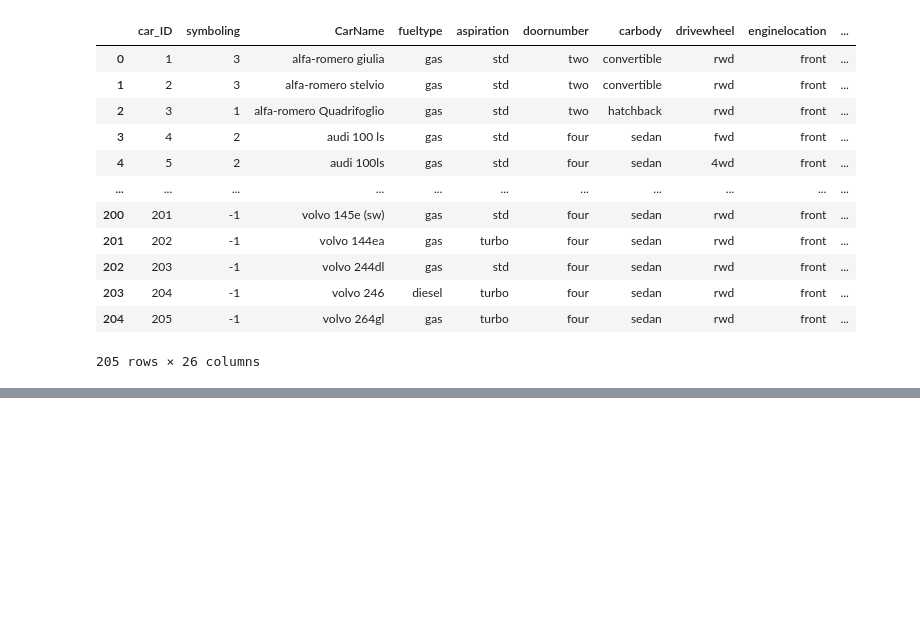
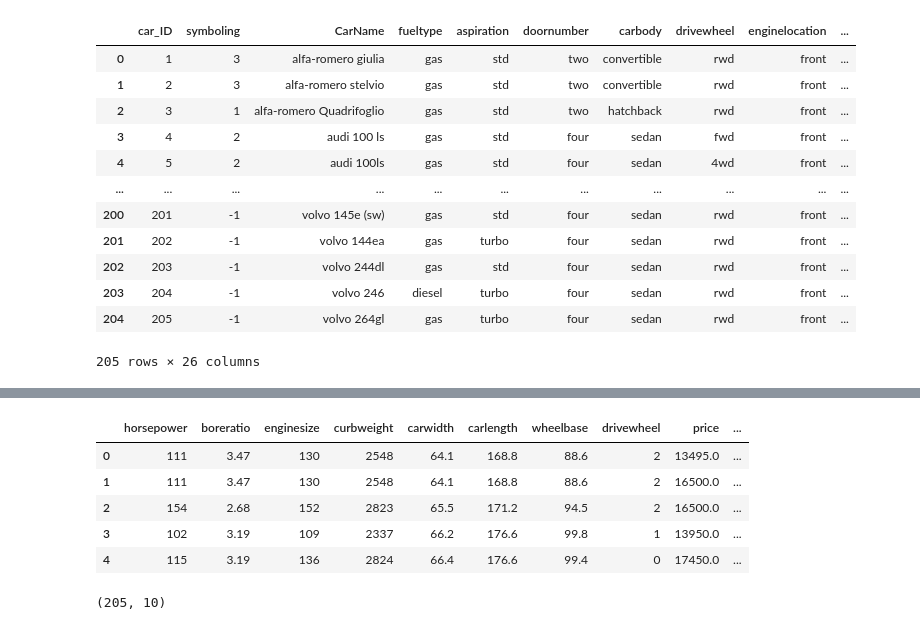
Before and after one commit to subhan215/deep-learning-assignment, a Jupyter notebook: Car_Price_Prediction_assignment.ipynb, the cells around one changed output, grey strips where cells are left out. Saved outputs shown, nothing was run; the diff lists cells and outputs as text; code cells hidden in the pictures; blank space fills up the shorter version.

```diff
--- a/Car_Price_Prediction_assignment.ipynb
+++ b/Car_Price_Prediction_assignment.ipynb
@@ -96,0 +120,11 @@ data_numeric.shape
+# %%
+display(newdata.head())
+newdata.shape
+# %% [output]
+|  | horsepower | boreratio | enginesize | curbweight | carwidth | carlength | wheelbase | drivewheel | price | ... |
+| 0 | 111 | 3.47 | 130 | 2548 | 64.1 | 168.8 | 88.6 | 2 | 13495.0 | ... |
+| 1 | 111 | 3.47 | 130 | 2548 | 64.1 | 168.8 | 88.6 | 2 | 16500.0 | ... |
+| 2 | 154 | 2.68 | 152 | 2823 | 65.5 | 171.2 | 94.5 | 2 | 16500.0 | ... |
+| 3 | 102 | 3.19 | 109 | 2337 | 66.2 | 176.6 | 99.8 | 1 | 13950.0 | ... |
+| 4 | 115 | 3.19 | 136 | 2824 | 66.4 | 176.6 | 99.4 | 0 | 17450.0 | ... |
+(205, 10)
```
Also changed, not shown: parts of 27 cells of this notebook.
